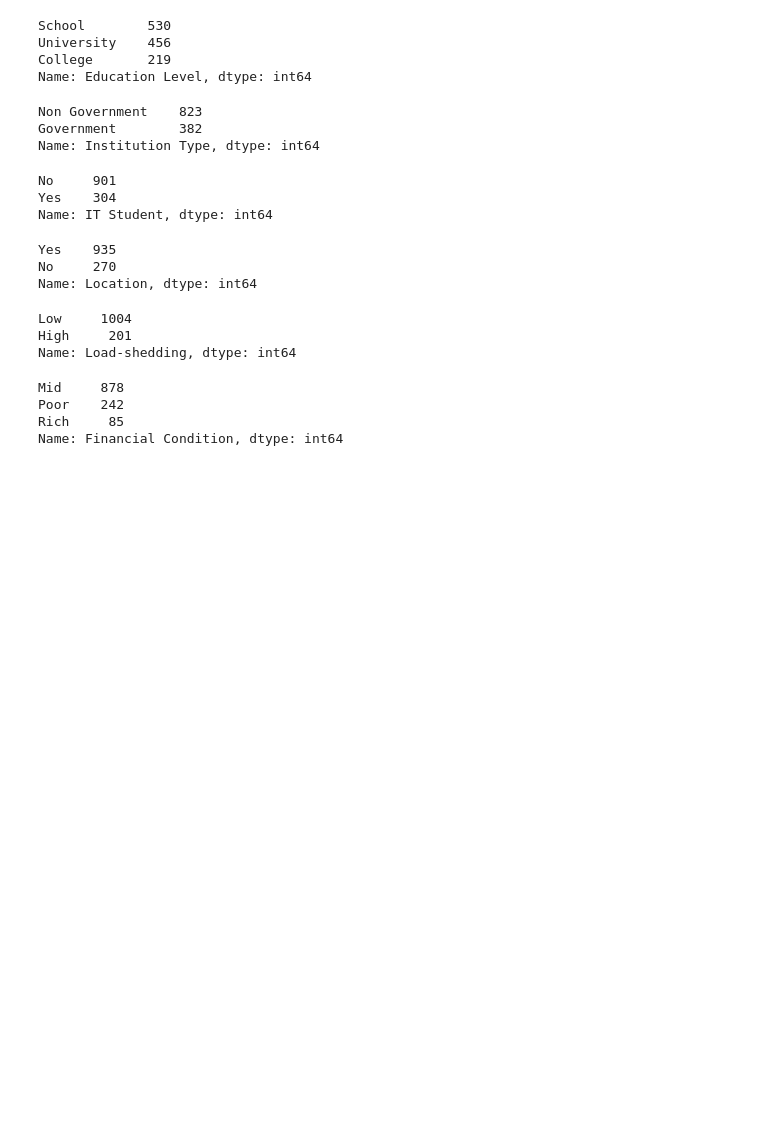
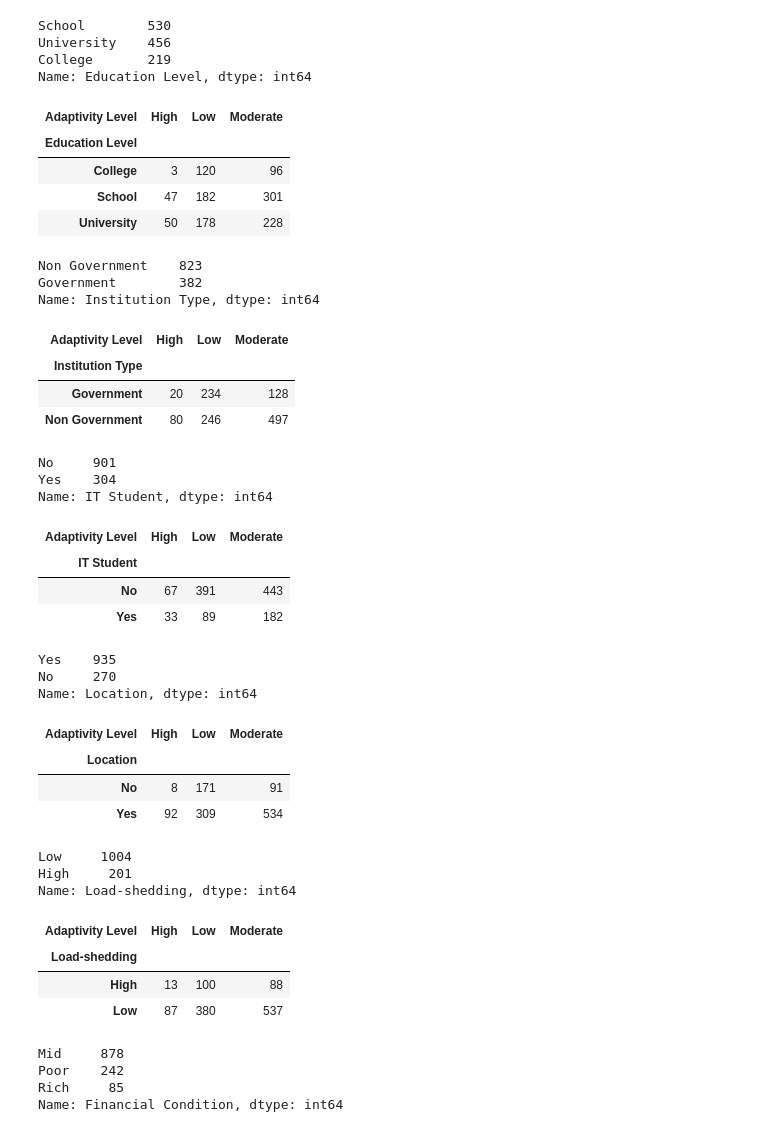
Before and after one commit to Shauryavashisth/XGBoost, a Jupyter notebook: Students Adaptability Level in Online Education.ipynb, the cells around one changed output. Drawn from its saved outputs; the diff is of its cells as text; code cells hidden in the pictures; blank space fills up the shorter version.

```diff
--- a/Students Adaptability Level in Online Education.ipynb
+++ b/Students Adaptability Level in Online Education.ipynb
@@ -124,30 +146,66 @@ School        530
 University    456
 College       219
 Name: Education Level, dtype: int64
+# %%
+df.groupby(["Education Level","Adaptivity Level"])["Age"].count().unstack()
+# %% [output]
+| Adaptivity Level | High | Low | Moderate |
+| Education Level |  |  |  |
+| College | 3 | 120 | 96 |
+| School | 47 | 182 | 301 |
+| University | 50 | 178 | 228 |
 # %%
 df["Institution Type"].value_counts()
 # %% [output]
 Non Government    823
 Government        382
 Name: Institution Type, dtype: int64
+# %%
+df.groupby(["Institution Type","Adaptivity Level"])["Age"].count().unstack()
+# %% [output]
+| Adaptivity Level | High | Low | Moderate |
+| Institution Type |  |  |  |
+| Government | 20 | 234 | 128 |
+| Non Government | 80 | 246 | 497 |
 # %%
 df["IT Student"].value_counts()
 # %% [output]
 No     901
 Yes    304
 Name: IT Student, dtype: int64
+# %%
+df.groupby(["IT Student","Adaptivity Level"])["Age"].count().unstack()
+# %% [output]
+| Adaptivity Level | High | Low | Moderate |
+| IT Student |  |  |  |
+| No | 67 | 391 | 443 |
+| Yes | 33 | 89 | 182 |
 # %%
 df["Location"].value_counts()
 # %% [output]
 Yes    935
 No     270
 Name: Location, dtype: int64
+# %%
+df.groupby(["Location","Adaptivity Level"])["Age"].count().unstack()
+# %% [output]
+| Adaptivity Level | High | Low | Moderate |
+| Location |  |  |  |
+| No | 8 | 171 | 91 |
+| Yes | 92 | 309 | 534 |
 # %%
 df["Load-shedding"].value_counts()
 # %% [output]
 Low     1004
 High     201
 Name: Load-shedding, dtype: int64
+# %%
+df.groupby(["Load-shedding","Adaptivity Level"])["Age"].count().unstack()
+# %% [output]
+| Adaptivity Level | High | Low | Moderate |
+| Load-shedding |  |  |  |
+| High | 13 | 100 | 88 |
+| Low | 87 | 380 | 537 |
 # %%
 df["Financial Condition"].value_counts()
 # %% [output]
```
Also changed, not shown: parts of 30 cells of this notebook.
